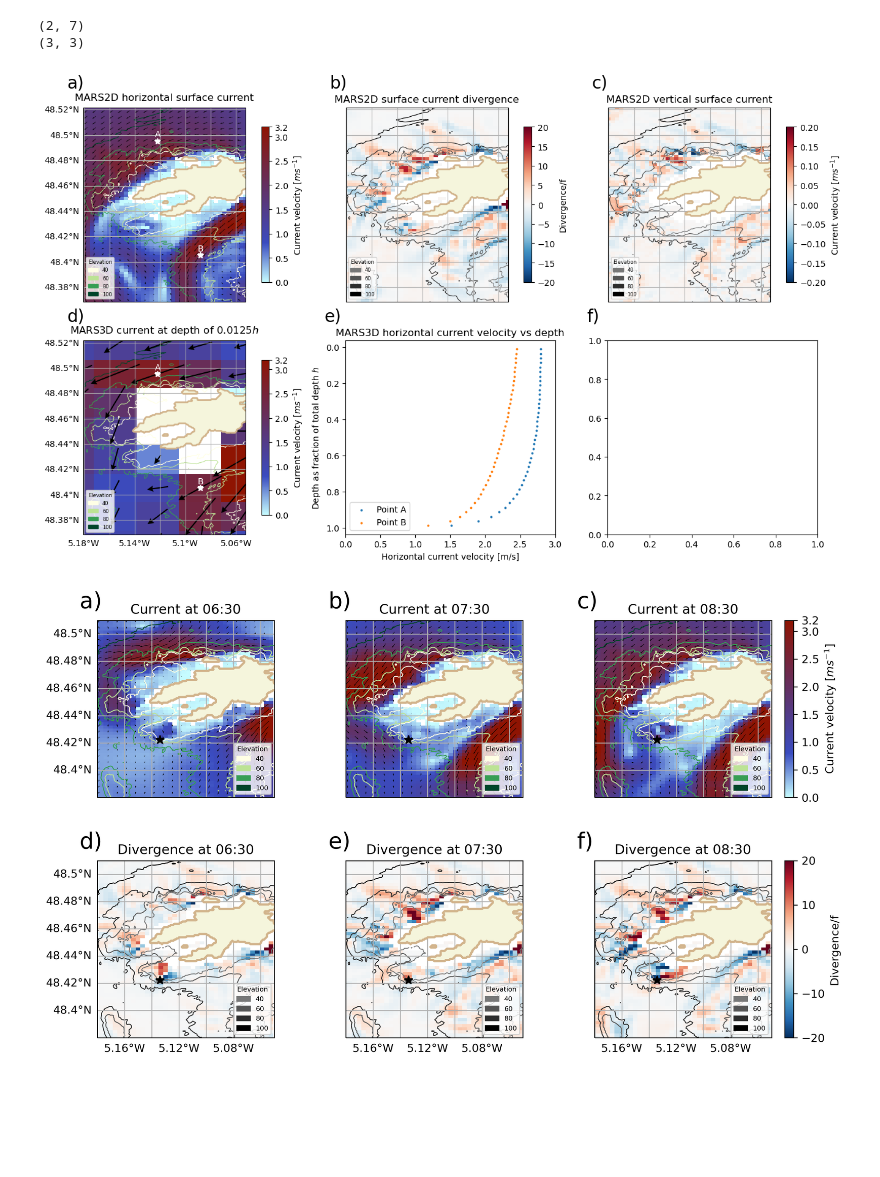
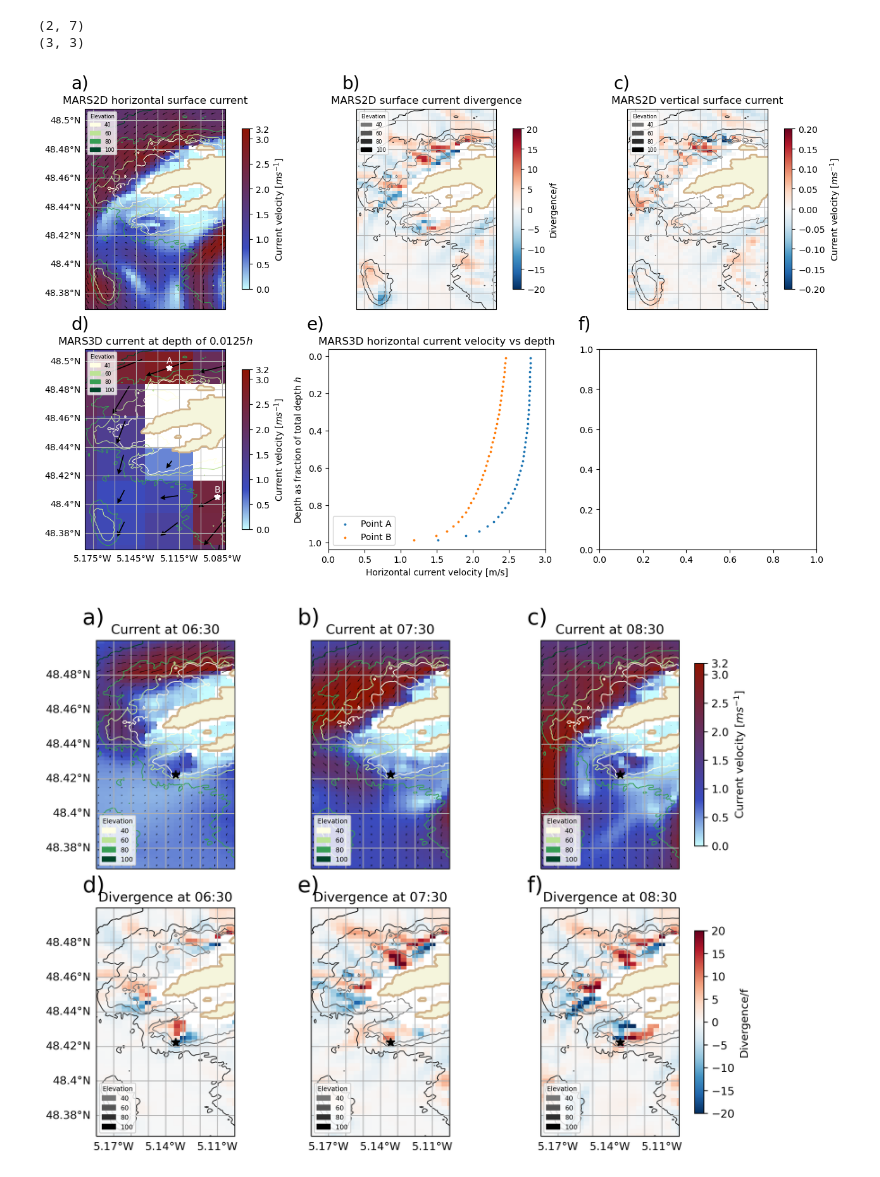
Before and after one commit to JWMichalski/oscarplus, a Jupyter notebook: examples/Iroise Sea divergence paper/Figures_1705.ipynb, the cells around one changed output. Saved outputs shown, nothing was run; the diff lists cells and outputs as text; code cells hidden in the pictures; blank space fills up the shorter version.

Commit message:
decrease extent

```diff
--- a/examples/Iroise Sea divergence paper/Figures_1705.ipynb
+++ b/examples/Iroise Sea divergence paper/Figures_1705.ipynb
@@ -17,7 +17,7 @@ gmf = "mouche12kp20_rsv20"
 MARS2DTIME = "2022-05-17T09:30:00.000000000"
 MARS3DTIME = "2022-05-17T09:00:00.000000000"
 # plotting parameters
-MARS2D_extent = [-5.18, -5.05, 48.368, 48.525]
+MARS2D_extent = [-5.18, -5.08, 48.368, 48.51]
 MARS3D_extent = [
     MARS2D_extent[0] - 0.02,
     MARS2D_extent[1] + 0.02,
@@ -154,10 +154,10 @@ _ = ph.plot_MARS2D_and_MARS3D_profiles(
     bathymetry=bathymetry,
     levels=[-0.0125, -0.6625, -0.9125],
     figsize=(15, 8.5),
-    legend_location="lower left",
+    legend_location="upper left",
 )
 # %% [output]
-[figure, old version]
+[figure, new version]
 # %%
 import subplots as splot
 import matplotlib.pyplot as plt
@@ -276,24 +276,24 @@ def MARS2D_through_time(
 # %%
 MARS2DTIMES = ["2022-05-17T06:30:00.000000000", "2022-05-17T07:30:00.000000000", "2022-05-17T8:30:00.000000000"]
 
 MARS2Ds = []
 for t in MARS2DTIMES:
     MARS2D_sub = MARS2D.sel(time=t)
     MARS2D_sub = op.tools.utils.cut_to_extent(MARS2D_sub, MARS2D_extent)
     op.processing.secondary_products.calculate_secondary_products(MARS2D_sub)
     MARS2Ds.append(MARS2D_sub)
 
-extent = [-5.18, -5.05, 48.38, 48.51]
+extent = [-5.18, -5.1, 48.368, 48.5]
 
 axes = MARS2D_through_time(
     MARS2Ds,
     bathymetry,
-    figsize=(10, 6),
-    legend_location="lower right",
+    figsize=(9, 7),
+    legend_location="lower left",
     extent=extent,
 )
 
 for ax in axes.flatten():
     ax.plot(-5.13396667, 48.42222222, marker='*', color='black', markersize=8, transform=ax.projection, zorder=8)
 # %% [output]
-[figure, old version]
+[figure, new version]
```
